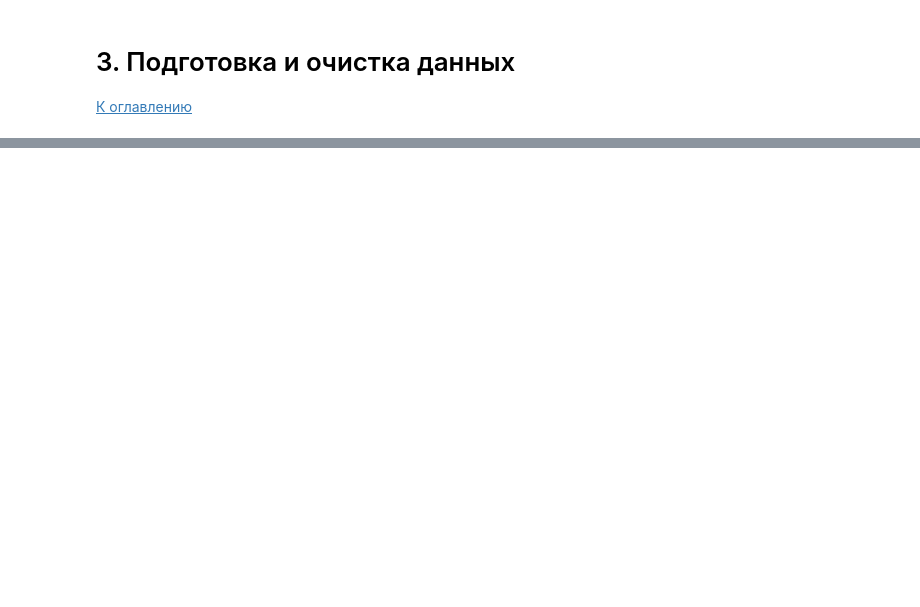
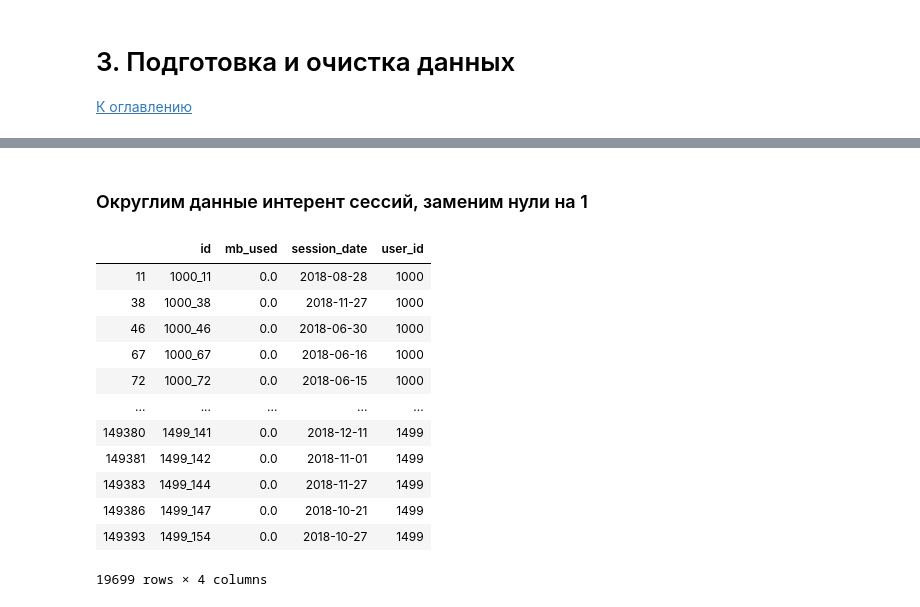
Before and after one commit to rendley/yandex_data_sciense, a Jupyter notebook: Step_4/project.ipynb, the cells around one changed output, grey strips where cells are left out. Saved outputs shown, nothing was run; the diff lists cells and outputs as text; code cells hidden in the pictures; blank space fills up the shorter version.

```diff
--- a/Step_4/project.ipynb
+++ b/Step_4/project.ipynb
@@ -204,0 +383,19 @@ memory usage: 46.9+ KB
+# %% [markdown]
+### Округлим данные интерент сессий, заменим нули на 1
+# %%
+# Смотрим данные по интернет сессиям
+internet[internet['mb_used'] < 1]
+# %% [output]
+|  | id | mb_used | session_date | user_id |
+| 11 | 1000_11 | 0.0 | 2018-08-28 | 1000 |
+| 38 | 1000_38 | 0.0 | 2018-11-27 | 1000 |
+| 46 | 1000_46 | 0.0 | 2018-06-30 | 1000 |
+| 67 | 1000_67 | 0.0 | 2018-06-16 | 1000 |
+| 72 | 1000_72 | 0.0 | 2018-06-15 | 1000 |
+| ... | ... | ... | ... | ... |
+| 149380 | 1499_141 | 0.0 | 2018-12-11 | 1499 |
+| 149381 | 1499_142 | 0.0 | 2018-11-01 | 1499 |
+| 149383 | 1499_144 | 0.0 | 2018-11-27 | 1499 |
+| 149386 | 1499_147 | 0.0 | 2018-10-21 | 1499 |
+| 149393 | 1499_154 | 0.0 | 2018-10-27 | 1499 |
+19699 rows × 4 columns
```
Also changed, not shown: parts of 26 cells of this notebook.
